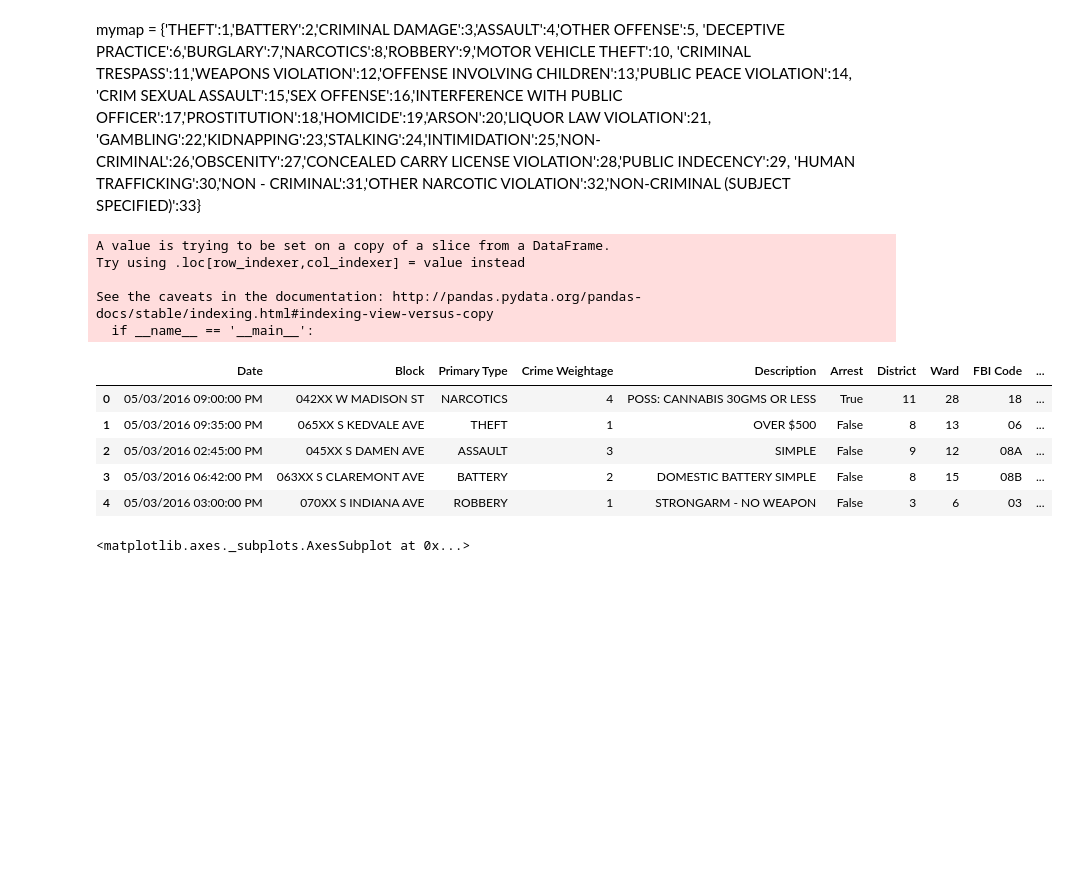
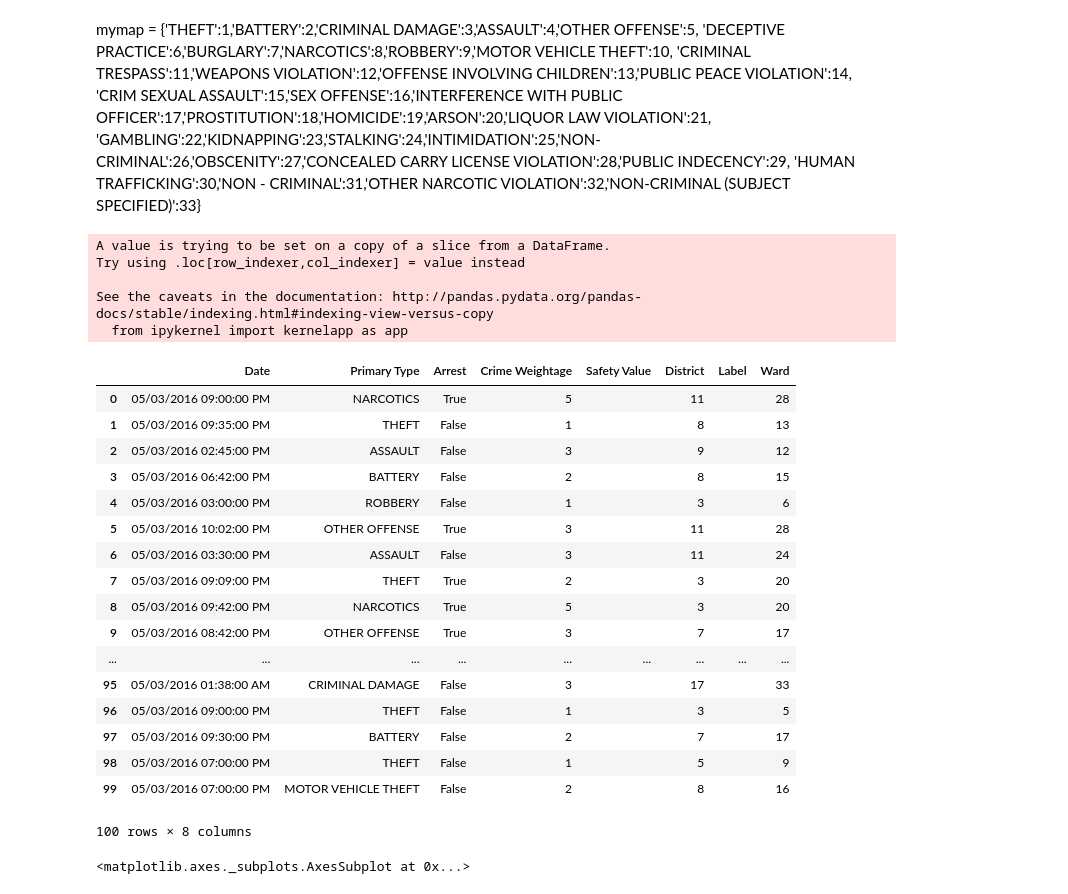
Before and after one commit to zee1159/Safe-Area-Prediction-Machine-Learning-Project, a Jupyter notebook: Safe Region Prediction_ML.ipynb, the cells around one changed output. Drawn from its saved outputs; the diff is of its cells as text; code cells hidden in the pictures; blank space fills up the shorter version.

Commit message:
Crime Weightage added

```diff
--- a/Safe Region Prediction_ML.ipynb
+++ b/Safe Region Prediction_ML.ipynb
@@ -38,6 +45,6 @@ new_df.head()
 # %%
-new_df.insert(10,'Safety Value','')
-new_df.insert(11,'Label','')
+new_df.insert(3,'Safety Value','')
+new_df.insert(5,'Label','')
 #df[~df.Block.str.contains("كونت")]
 # %%
 new_df.head()
@@ -134,7 +131,8 @@ mymap = {'THEFT':1,'BATTERY':2,'CRIMINAL DAMAGE':3,'ASSAULT':4,'OTHER OFFENSE':5
         'GAMBLING':22,'KIDNAPPING':23,'STALKING':24,'INTIMIDATION':25,'NON-CRIMINAL':26,'OBSCENITY':27,'CONCEALED CARRY LICENSE VIOLATION':28,'PUBLIC INDECENCY':29,
         'HUMAN TRAFFICKING':30,'NON - CRIMINAL':31,'OTHER NARCOTIC VIOLATION':32,'NON-CRIMINAL (SUBJECT SPECIFIED)':33}
 # %%
-def score_to_numeric(x):
+def crime_score(x):
+
     if x=='THEFT':
         return 1
     elif x=='BATTERY':
@@ -201,23 +199,46 @@ def score_to_numeric(x):
         return 4
     elif x == 'NON-CRIMINAL (SUBJECT SPECIFIED)':
         return 0
+
+def arrest_score(x):
+    if x=='TRUE':
+        return 1
+    elif x=='FALSE':
+        return 0
+    elif x=='True':
+        return 1
+    elif x=='False':
+        return 0
-# %%
-new_df['Crime Weightage'] = new_df['Primary Type'].apply(score_to_numeric)
-# %% [output]
-A value is trying to be set on a copy of a slice from a DataFrame.
-Try using .loc[row_indexer,col_indexer] = value instead
-
-See the caveats in the documentation: http://pandas.pydata.org/pandas-docs/stable/indexing.html#indexing-view-versus-copy
-  if __name__ == '__main__':
+# %%
+#Adding Crime Weightage which is equal to Crime Score of that particualr Crime Type + 1 if there is an Arrest and 0 if no Arrest
+new_df['Crime Weightage'] = new_df['Primary Type'].apply(crime_score) + new_df['Arrest'].astype(int)
+# %% [output]
+A value is trying to be set on a copy of a slice from a DataFrame.
+Try using .loc[row_indexer,col_indexer] = value instead
+
+See the caveats in the documentation: http://pandas.pydata.org/pandas-docs/stable/indexing.html#indexing-view-versus-copy
+  from ipykernel import kernelapp as app
 # %%
-new_df.head()
+new_df.head(100)
 # %% [output]
-|  | Date | Block | Primary Type | Crime Weightage | Description | Arrest | District | Ward | FBI Code | ... |
-| 0 | 05/03/2016 09:00:00 PM | 042XX W MADISON ST | NARCOTICS | 4 | POSS: CANNABIS 30GMS OR LESS | True | 11 | 28 | 18 | ... |
-| 1 | 05/03/2016 09:35:00 PM | 065XX S KEDVALE AVE | THEFT | 1 | OVER $500 | False | 8 | 13 | 06 | ... |
-| 2 | 05/03/2016 02:45:00 PM | 045XX S DAMEN AVE | ASSAULT | 3 | SIMPLE | False | 9 | 12 | 08A | ... |
-| 3 | 05/03/2016 06:42:00 PM | 063XX S CLAREMONT AVE | BATTERY | 2 | DOMESTIC BATTERY SIMPLE | False | 8 | 15 | 08B | ... |
-| 4 | 05/03/2016 03:00:00 PM | 070XX S INDIANA AVE | ROBBERY | 1 | STRONGARM - NO WEAPON | False | 3 | 6 | 03 | ... |
+|  | Date | Primary Type | Arrest | Crime Weightage | Safety Value | District | Label | Ward |
+| 0 | 05/03/2016 09:00:00 PM | NARCOTICS | True | 5 |  | 11 |  | 28 |
+| 1 | 05/03/2016 09:35:00 PM | THEFT | False | 1 |  | 8 |  | 13 |
+| 2 | 05/03/2016 02:45:00 PM | ASSAULT | False | 3 |  | 9 |  | 12 |
+| 3 | 05/03/2016 06:42:00 PM | BATTERY | False | 2 |  | 8 |  | 15 |
+| 4 | 05/03/2016 03:00:00 PM | ROBBERY | False | 1 |  | 3 |  | 6 |
+| 5 | 05/03/2016 10:02:00 PM | OTHER OFFENSE | True | 3 |  | 11 |  | 28 |
+| 6 | 05/03/2016 03:30:00 PM | ASSAULT | False | 3 |  | 11 |  | 24 |
+| 7 | 05/03/2016 09:09:00 PM | THEFT | True | 2 |  | 3 |  | 20 |
+| 8 | 05/03/2016 09:42:00 PM | NARCOTICS | True | 5 |  | 3 |  | 20 |
+| 9 | 05/03/2016 08:42:00 PM | OTHER OFFENSE | True | 3 |  | 7 |  | 17 |
+| ... | ... | ... | ... | ... | ... | ... | ... | ... |
+| 95 | 05/03/2016 01:38:00 AM | CRIMINAL DAMAGE | False | 3 |  | 17 |  | 33 |
+| 96 | 05/03/2016 09:00:00 PM | THEFT | False | 1 |  | 3 |  | 5 |
+| 97 | 05/03/2016 09:30:00 PM | BATTERY | False | 2 |  | 7 |  | 17 |
+| 98 | 05/03/2016 07:00:00 PM | THEFT | False | 1 |  | 5 |  | 9 |
+| 99 | 05/03/2016 07:00:00 PM | MOTOR VEHICLE THEFT | False | 2 |  | 8 |  | 16 |
+100 rows × 8 columns
 # %%
 fig, ax = plt.subplots()
 new_df['Arrest'].value_counts().plot(ax=ax, kind='bar')
```
Also changed, not shown: parts of 26 cells of this notebook.
